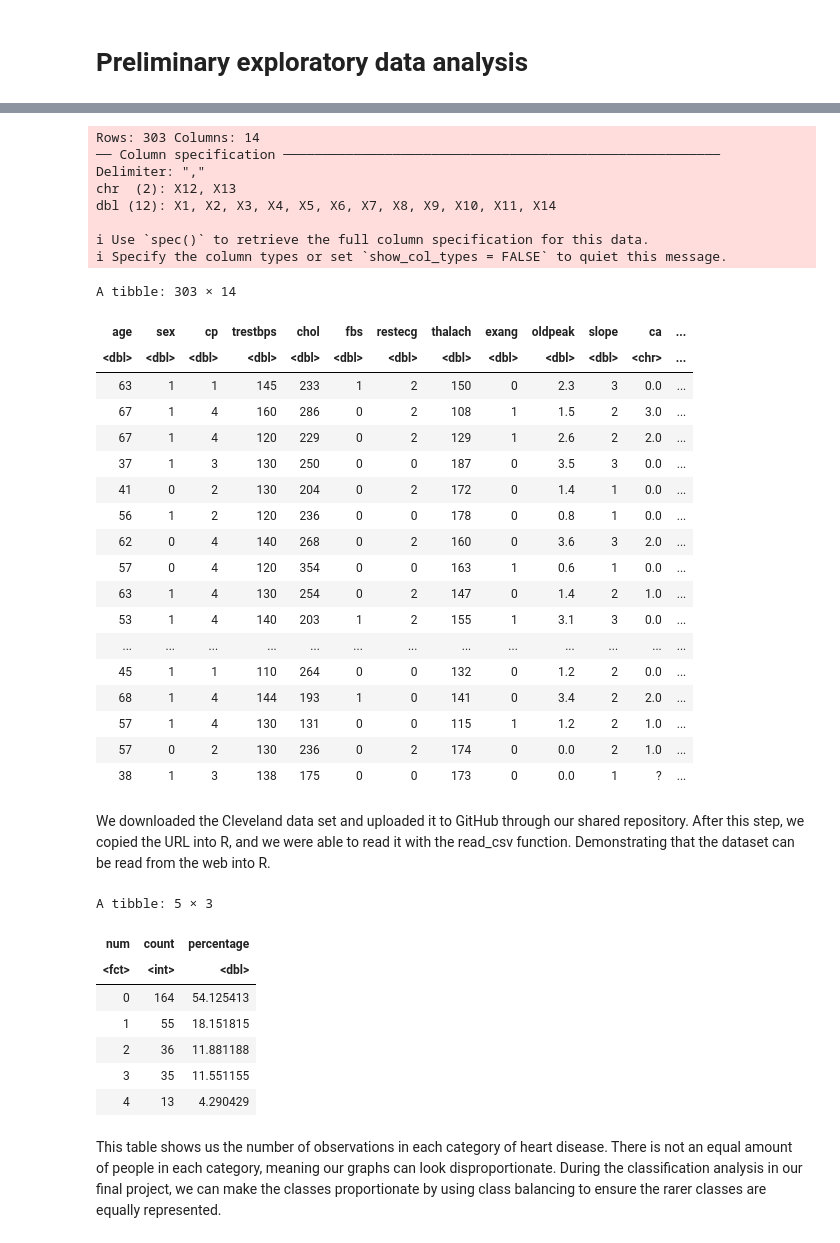
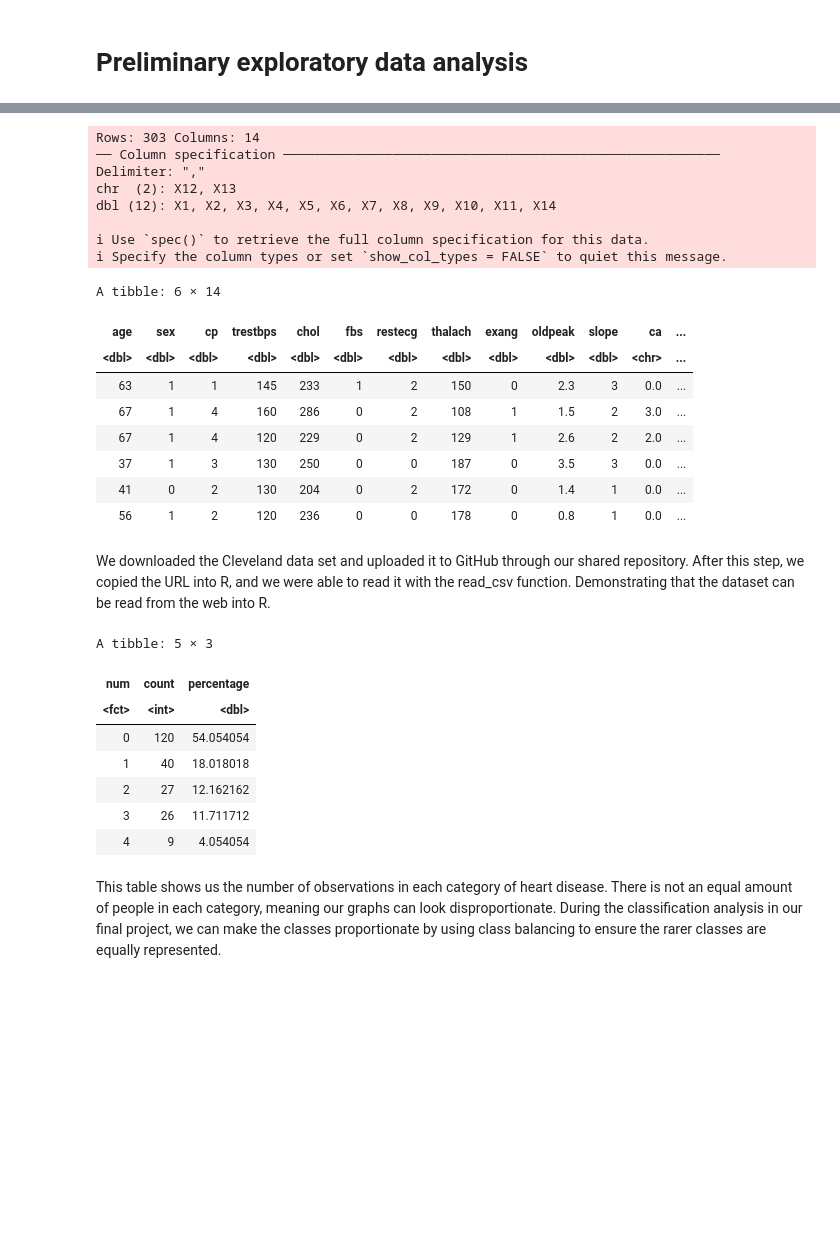
Before and after one commit to mikayladitosto/dsci-100-2023s1-group-14, a Jupyter notebook: Project.ipynb, the cells around one changed output, grey strips where cells are left out. Drawn from its saved outputs; the diff is of its cells as text; code cells hidden in the pictures; blank space fills up the shorter version.

```diff
--- a/Project.ipynb
+++ b/Project.ipynb
@@ -37,5 +37,6 @@ library(tidymodels)
 # %%
 # data was downloaded
+set.seed(2023)
 cleveland_data <- read_csv("https://raw.githubusercontent.com/mikayladitosto/dsci-100-2023s1-group-14/main/processed.cleveland.data", col_names = FALSE)
 colnames(cleveland_data) <- c("age",
                               "sex",
@@ -43,44 +44,34 @@ colnames(cleveland_data) <- c("age",
                               "trestbps",
                               "chol",
                               "fbs",
                               "restecg",
                               "thalach",
                               "exang",
                               "oldpeak",
                               "slope",
                               "ca",
                               "thal",
                               "num")
 cleveland_data <- cleveland_data |>
     mutate(num = as_factor(num))
-cleveland_data
+head(cleveland_data)
 # %% [output]
 Rows: 303 Columns: 14
 ── Column specification ────────────────────────────────────────────────────────
 Delimiter: ","
 chr  (2): X12, X13
 dbl (12): X1, X2, X3, X4, X5, X6, X7, X8, X9, X10, X11, X14
 
 ℹ Use `spec()` to retrieve the full column specification for this data.
 ℹ Specify the column types or set `show_col_types = FALSE` to quiet this message.
-A tibble: 303 × 14
+A tibble: 6 × 14
 | age | sex | cp | trestbps | chol | fbs | restecg | thalach | exang | oldpeak | slope | ca | ... |
 | <dbl> | <dbl> | <dbl> | <dbl> | <dbl> | <dbl> | <dbl> | <dbl> | <dbl> | <dbl> | <dbl> | <chr> | ... |
 | 63 | 1 | 1 | 145 | 233 | 1 | 2 | 150 | 0 | 2.3 | 3 | 0.0 | ... |
 | 67 | 1 | 4 | 160 | 286 | 0 | 2 | 108 | 1 | 1.5 | 2 | 3.0 | ... |
 | 67 | 1 | 4 | 120 | 229 | 0 | 2 | 129 | 1 | 2.6 | 2 | 2.0 | ... |
 | 37 | 1 | 3 | 130 | 250 | 0 | 0 | 187 | 0 | 3.5 | 3 | 0.0 | ... |
 | 41 | 0 | 2 | 130 | 204 | 0 | 2 | 172 | 0 | 1.4 | 1 | 0.0 | ... |
 | 56 | 1 | 2 | 120 | 236 | 0 | 0 | 178 | 0 | 0.8 | 1 | 0.0 | ... |
-| 62 | 0 | 4 | 140 | 268 | 0 | 2 | 160 | 0 | 3.6 | 3 | 2.0 | ... |
-| 57 | 0 | 4 | 120 | 354 | 0 | 0 | 163 | 1 | 0.6 | 1 | 0.0 | ... |
-| 63 | 1 | 4 | 130 | 254 | 0 | 2 | 147 | 0 | 1.4 | 2 | 1.0 | ... |
-| 53 | 1 | 4 | 140 | 203 | 1 | 2 | 155 | 1 | 3.1 | 3 | 0.0 | ... |
-| ... | ... | ... | ... | ... | ... | ... | ... | ... | ... | ... | ... | ... |
-| 45 | 1 | 1 | 110 | 264 | 0 | 0 | 132 | 0 | 1.2 | 2 | 0.0 | ... |
-| 68 | 1 | 4 | 144 | 193 | 1 | 0 | 141 | 0 | 3.4 | 2 | 2.0 | ... |
-| 57 | 1 | 4 | 130 | 131 | 0 | 0 | 115 | 1 | 1.2 | 2 | 1.0 | ... |
-| 57 | 0 | 2 | 130 | 236 | 0 | 2 | 174 | 0 | 0.0 | 2 | 1.0 | ... |
-| 38 | 1 | 3 | 138 | 175 | 0 | 0 | 173 | 0 | 0.0 | 1 | ? | ... |
 # %% [markdown]
 We downloaded the Cleveland data set and uploaded it to GitHub through our shared repository. After this step, we copied the URL into R, and we were able to read it with the read_csv function. Demonstrating that the dataset can be read from the web into R.
@@ -87,6 +103,6 @@ We downloaded the Cleveland data set and uploaded it to GitHub through our share
 # %%
-num_obs <- nrow(cleveland_data)
-cleveland_data |>
+num_obs <- nrow(cleveland_training)
+cleveland_training |>
   group_by(num) |>
   summarize(
     count = n(),
@@ -96,10 +112,10 @@ cleveland_data |>
 A tibble: 5 × 3
 | num | count | percentage |
 | <fct> | <int> | <dbl> |
-| 0 | 164 | 54.125413 |
-| 1 | 55 | 18.151815 |
-| 2 | 36 | 11.881188 |
-| 3 | 35 | 11.551155 |
-| 4 | 13 | 4.290429 |
+| 0 | 120 | 54.054054 |
+| 1 | 40 | 18.018018 |
+| 2 | 27 | 12.162162 |
+| 3 | 26 | 11.711712 |
+| 4 | 9 | 4.054054 |
 # %% [markdown]
 This table shows us the number of observations in each category of heart disease. There is not an equal amount of people in each category, meaning our graphs can look disproportionate. During the classification analysis in our final project, we can make the classes proportionate by using class balancing to ensure the rarer classes are equally represented.
```
Also changed, not shown: parts of 12 cells of this notebook.
